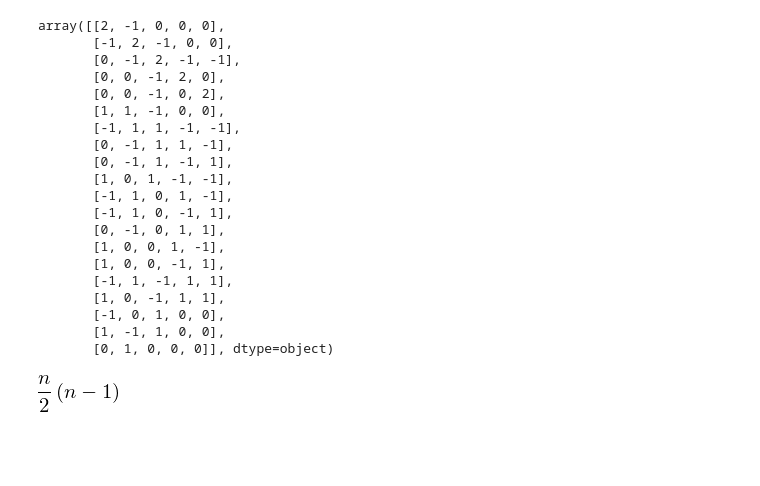
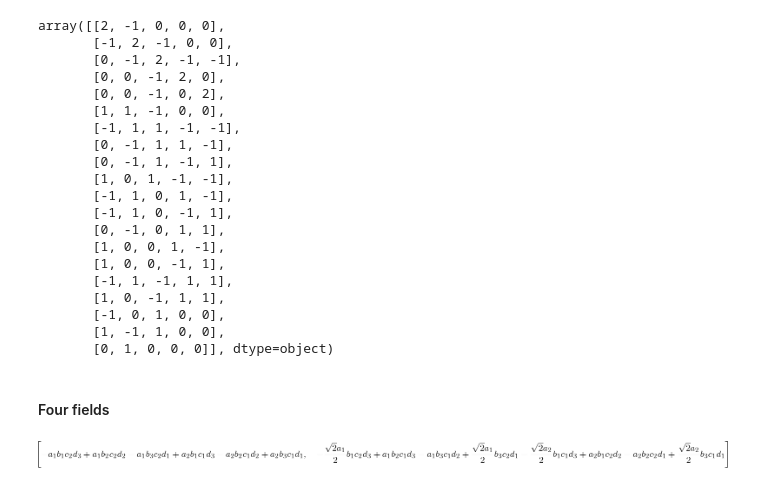
Before and after one commit to dibus2/pylie, a Jupyter notebook: PyLie.ipynb, the cells around one changed output. Drawn from its saved outputs; the diff is of its cells as text; code cells hidden in the pictures; blank space fills up the shorter version.

```diff
--- a/PyLie.ipynb
+++ b/PyLie.ipynb
@@ -302,4 +301,6 @@ Sn = Permutation()
-# %%
-Sn.hookContentFormula([1,1],Symbol('n'))
-# %% [output]
-[figure, removed]
+# %% [markdown]
+#### Four fields
+# %%
+SU2.invariants([[1], [2], [1], [2]])
+# %% [output]
+[figure, added]
```
Also changed, not shown: parts of 29 cells of this notebook, 2 other files.
